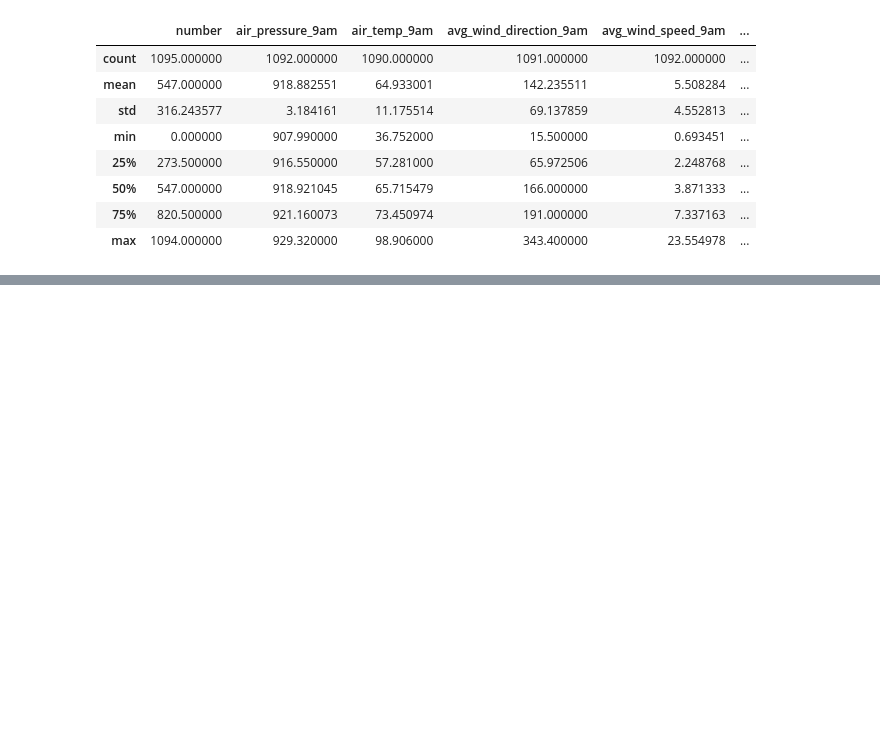
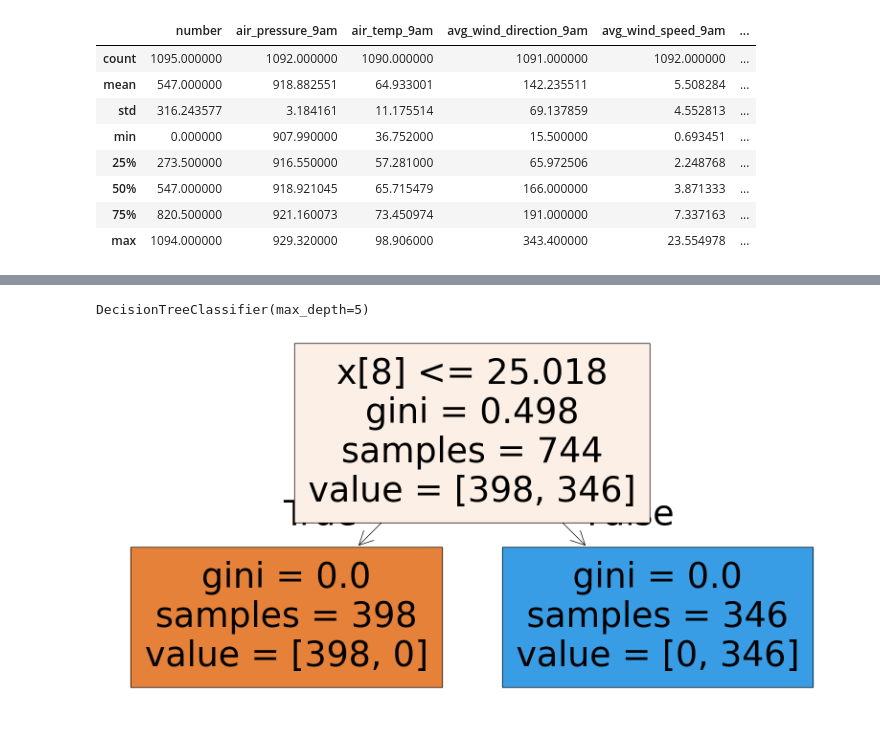
Before and after one commit to mudassirbeg/Mudassir_ML-Codes, a Jupyter notebook: ML_Pract4.ipynb, the cells around one changed output, grey strips where cells are left out. Drawn from its saved outputs; the diff is of its cells as text; code cells hidden in the pictures; blank space fills up the shorter version.

```diff
--- a/ML_Pract4.ipynb
+++ b/ML_Pract4.ipynb
@@ -137,0 +74,22 @@ The number of dropped rows are : 31
+# %%
+df['high_humidity_label'] = (df['relative_humidity_9am'] > 25).astype(int)
+# %%
+X = df.drop('high_humidity_label', axis=1)
+y = df['high_humidity_label']
+# %%
+X_train, X_test, y_train, y_test = train_test_split(
+    X, y,
+    test_size=0.3,
+    random_state=42
+)
+# %%
+model = DecisionTreeClassifier(max_depth=5)
+model.fit(X_train, y_train)
+# %% [output]
+DecisionTreeClassifier(max_depth=5)
+# %%
+plt.figure(figsize=(20,10))
+tree.plot_tree(model, filled=True)
+plt.show()
+# %% [output]
+[figure, added]
```
Also changed, not shown: parts of 11 cells of this notebook.
